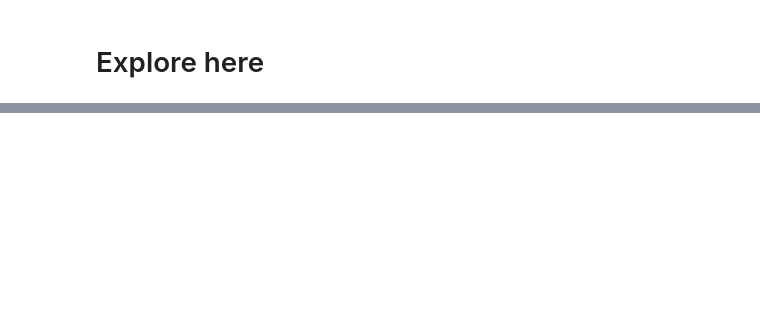
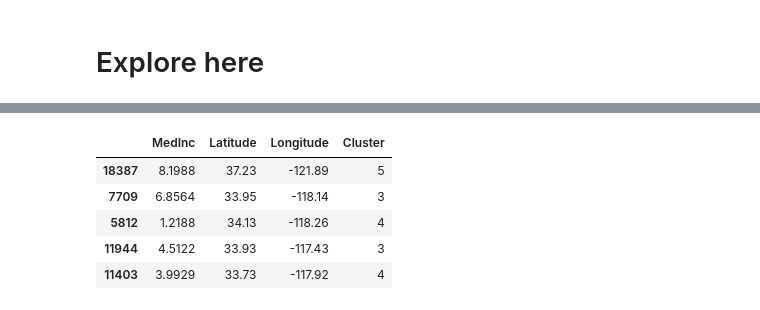
Before and after one commit to Elisag28/k-means, a Jupyter notebook: src/explore.ipynb, the cells around one changed output, grey strips where cells are left out. Cells and saved outputs as stored; diff of their text form; code cells hidden in the pictures; blank space fills up the shorter version.

```diff
--- a/src/explore.ipynb
+++ b/src/explore.ipynb
@@ -15,0 +49,11 @@ housing_ds.head()
+# %%
+y_train = list(model_km.labels_)
+X_train["Cluster"] = y_train
+X_train.head()
+# %% [output]
+|  | MedInc | Latitude | Longitude | Cluster |
+| 18387 | 8.1988 | 37.23 | -121.89 | 5 |
+| 7709 | 6.8564 | 33.95 | -118.14 | 3 |
+| 5812 | 1.2188 | 34.13 | -118.26 | 4 |
+| 11944 | 4.5122 | 33.93 | -117.43 | 3 |
+| 11403 | 3.9929 | 33.73 | -117.92 | 4 |
```
Also changed, not shown: parts of 5 cells of this notebook.
